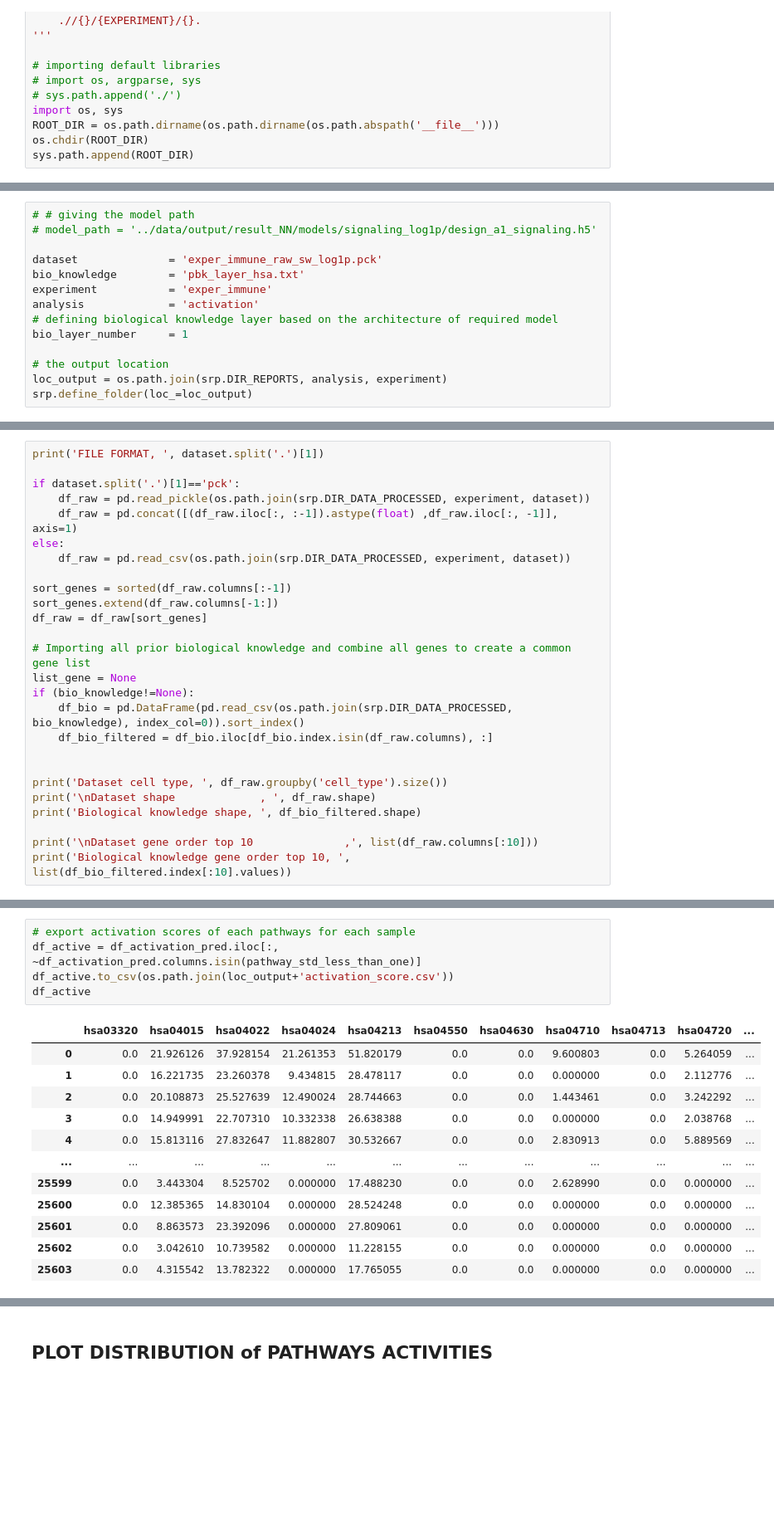
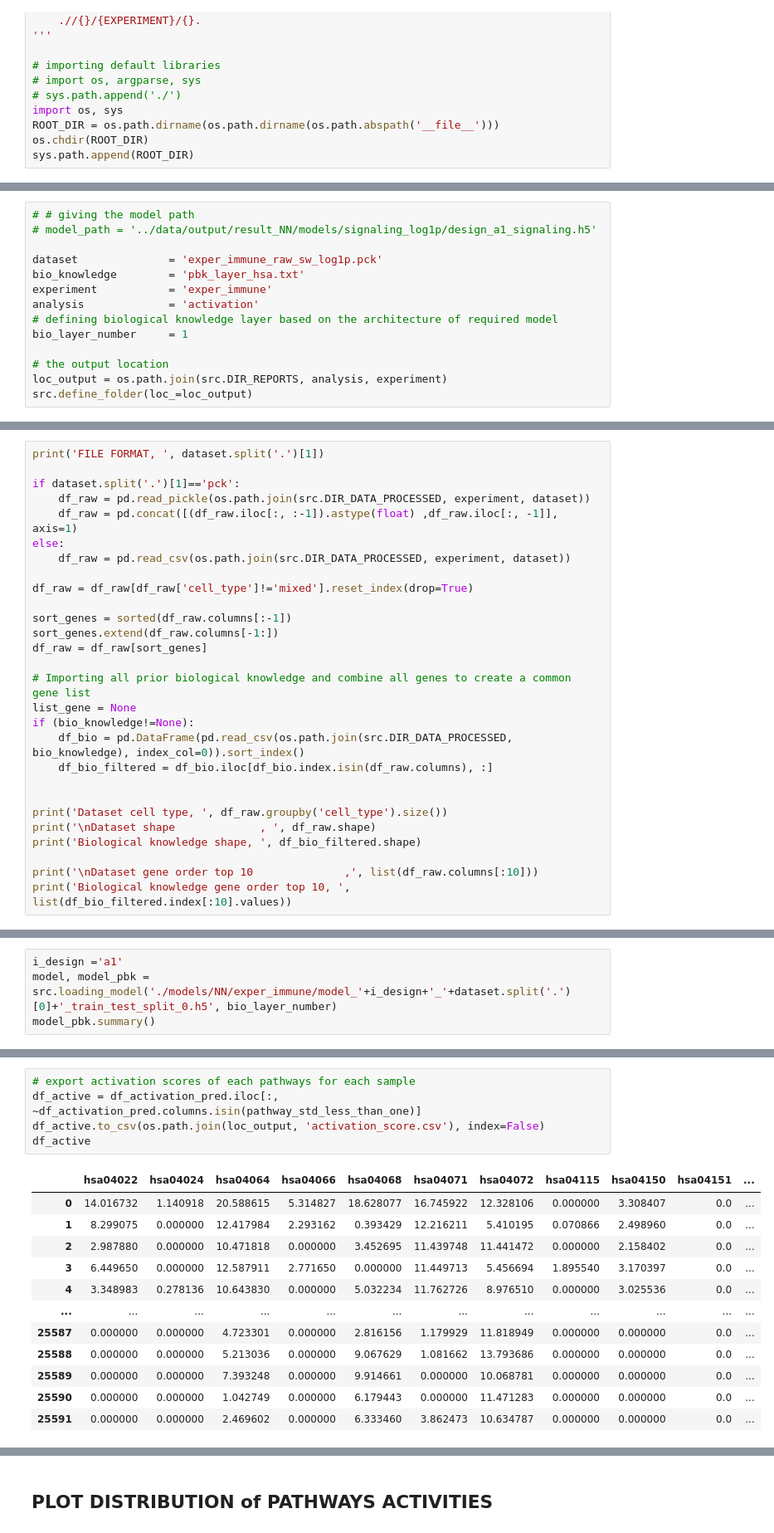
Before and after one commit to pelingundogdu/signalization_prior_knowledge_based_nn, a Jupyter notebook: notebooks/4.1-pg-pbk-analysis.ipynb, the cells around one changed output, grey strips where cells are left out. Shown at 83% size. Saved outputs shown, nothing was run; the diff lists cells and outputs as text; blank space fills up the shorter version.

```diff
--- a/notebooks/4.1-pg-pbk-analysis.ipynb
+++ b/notebooks/4.1-pg-pbk-analysis.ipynb
@@ -66,6 +54,6 @@ analysis             = 'activation'
 bio_layer_number     = 1
 
 # the output location
-loc_output = os.path.join(srp.DIR_REPORTS, analysis, experiment)
-srp.define_folder(loc_=loc_output)
+loc_output = os.path.join(src.DIR_REPORTS, analysis, experiment)
+src.define_folder(loc_=loc_output)
 # %% [output]
@@ -92,10 +63,12 @@ _________________________________________________________________
 print('FILE FORMAT, ', dataset.split('.')[1])
 
 if dataset.split('.')[1]=='pck':
-    df_raw = pd.read_pickle(os.path.join(srp.DIR_DATA_PROCESSED, experiment, dataset))
+    df_raw = pd.read_pickle(os.path.join(src.DIR_DATA_PROCESSED, experiment, dataset))
     df_raw = pd.concat([(df_raw.iloc[:, :-1]).astype(float) ,df_raw.iloc[:, -1]], axis=1)
 else:
-    df_raw = pd.read_csv(os.path.join(srp.DIR_DATA_PROCESSED, experiment, dataset))
+    df_raw = pd.read_csv(os.path.join(src.DIR_DATA_PROCESSED, experiment, dataset))
+
+df_raw = df_raw[df_raw['cell_type']!='mixed'].reset_index(drop=True)
 
 sort_genes = sorted(df_raw.columns[:-1])
 sort_genes.extend(df_raw.columns[-1:])
@@ -104,7 +77,7 @@ df_raw = df_raw[sort_genes]
 # Importing all prior biological knowledge and combine all genes to create a common gene list
 list_gene = None
 if (bio_knowledge!=None):
-    df_bio = pd.DataFrame(pd.read_csv(os.path.join(srp.DIR_DATA_PROCESSED, bio_knowledge), index_col=0)).sort_index()
+    df_bio = pd.DataFrame(pd.read_csv(os.path.join(src.DIR_DATA_PROCESSED, bio_knowledge), index_col=0)).sort_index()
     df_bio_filtered = df_bio.iloc[df_bio.index.isin(df_raw.columns), :]
 
 
@@ -145,0 +118,4 @@ print(y.shape)
+# %%
+i_design ='a1'
+model, model_pbk = src.loading_model('./models/NN/exper_immune/model_'+i_design+'_'+dataset.split('.')[0]+'_train_test_split_0.h5', bio_layer_number)
+model_pbk.summary()
@@ -190,18 +181,18 @@ Index(['hsa04010', 'hsa04012', 'hsa04014', 'hsa04020', 'hsa04062', 'hsa04064',
 # %%
 # export activation scores of each pathways for each sample
 df_active = df_activation_pred.iloc[:, ~df_activation_pred.columns.isin(pathway_std_less_than_one)]
-df_active.to_csv(os.path.join(loc_output+'activation_score.csv'))
+df_active.to_csv(os.path.join(loc_output, 'activation_score.csv'), index=False)
 df_active
 # %% [output]
-|  | hsa03320 | hsa04015 | hsa04022 | hsa04024 | hsa04213 | hsa04550 | hsa04630 | hsa04710 | hsa04713 | hsa04720 | ... |
-| 0 | 0.0 | 21.926126 | 37.928154 | 21.261353 | 51.820179 | 0.0 | 0.0 | 9.600803 | 0.0 | 5.264059 | ... |
-| 1 | 0.0 | 16.221735 | 23.260378 | 9.434815 | 28.478117 | 0.0 | 0.0 | 0.000000 | 0.0 | 2.112776 | ... |
-| 2 | 0.0 | 20.108873 | 25.527639 | 12.490024 | 28.744663 | 0.0 | 0.0 | 1.443461 | 0.0 | 3.242292 | ... |
-| 3 | 0.0 | 14.949991 | 22.707310 | 10.332338 | 26.638388 | 0.0 | 0.0 | 0.000000 | 0.0 | 2.038768 | ... |
-| 4 | 0.0 | 15.813116 | 27.832647 | 11.882807 | 30.532667 | 0.0 | 0.0 | 2.830913 | 0.0 | 5.889569 | ... |
+|  | hsa04022 | hsa04024 | hsa04064 | hsa04066 | hsa04068 | hsa04071 | hsa04072 | hsa04115 | hsa04150 | hsa04151 | ... |
+| 0 | 14.016732 | 1.140918 | 20.588615 | 5.314827 | 18.628077 | 16.745922 | 12.328106 | 0.000000 | 3.308407 | 0.0 | ... |
+| 1 | 8.299075 | 0.000000 | 12.417984 | 2.293162 | 0.393429 | 12.216211 | 5.410195 | 0.070866 | 2.498960 | 0.0 | ... |
+| 2 | 2.987880 | 0.000000 | 10.471818 | 0.000000 | 3.452695 | 11.439748 | 11.441472 | 0.000000 | 2.158402 | 0.0 | ... |
+| 3 | 6.449650 | 0.000000 | 12.587911 | 2.771650 | 0.000000 | 11.449713 | 5.456694 | 1.895540 | 3.170397 | 0.0 | ... |
+| 4 | 3.348983 | 0.278136 | 10.643830 | 0.000000 | 5.032234 | 11.762726 | 8.976510 | 0.000000 | 3.025536 | 0.0 | ... |
 | ... | ... | ... | ... | ... | ... | ... | ... | ... | ... | ... | ... |
-| 25599 | 0.0 | 3.443304 | 8.525702 | 0.000000 | 17.488230 | 0.0 | 0.0 | 2.628990 | 0.0 | 0.000000 | ... |
-| 25600 | 0.0 | 12.385365 | 14.830104 | 0.000000 | 28.524248 | 0.0 | 0.0 | 0.000000 | 0.0 | 0.000000 | ... |
-| 25601 | 0.0 | 8.863573 | 23.392096 | 0.000000 | 27.809061 | 0.0 | 0.0 | 0.000000 | 0.0 | 0.000000 | ... |
-| 25602 | 0.0 | 3.042610 | 10.739582 | 0.000000 | 11.228155 | 0.0 | 0.0 | 0.000000 | 0.0 | 0.000000 | ... |
-| 25603 | 0.0 | 4.315542 | 13.782322 | 0.000000 | 17.765055 | 0.0 | 0.0 | 0.000000 | 0.0 | 0.000000 | ... |
+| 25587 | 0.000000 | 0.000000 | 4.723301 | 0.000000 | 2.816156 | 1.179929 | 11.818949 | 0.000000 | 0.000000 | 0.0 | ... |
+| 25588 | 0.000000 | 0.000000 | 5.213036 | 0.000000 | 9.067629 | 1.081662 | 13.793686 | 0.000000 | 0.000000 | 0.0 | ... |
+| 25589 | 0.000000 | 0.000000 | 7.393248 | 0.000000 | 9.914661 | 0.000000 | 10.068781 | 0.000000 | 0.000000 | 0.0 | ... |
+| 25590 | 0.000000 | 0.000000 | 1.042749 | 0.000000 | 6.179443 | 0.000000 | 11.471283 | 0.000000 | 0.000000 | 0.0 | ... |
+| 25591 | 0.000000 | 0.000000 | 2.469602 | 0.000000 | 6.333460 | 3.862473 | 10.634787 | 0.000000 | 0.000000 | 0.0 | ... |
```
Also changed, not shown: parts of 23 cells of this notebook.
